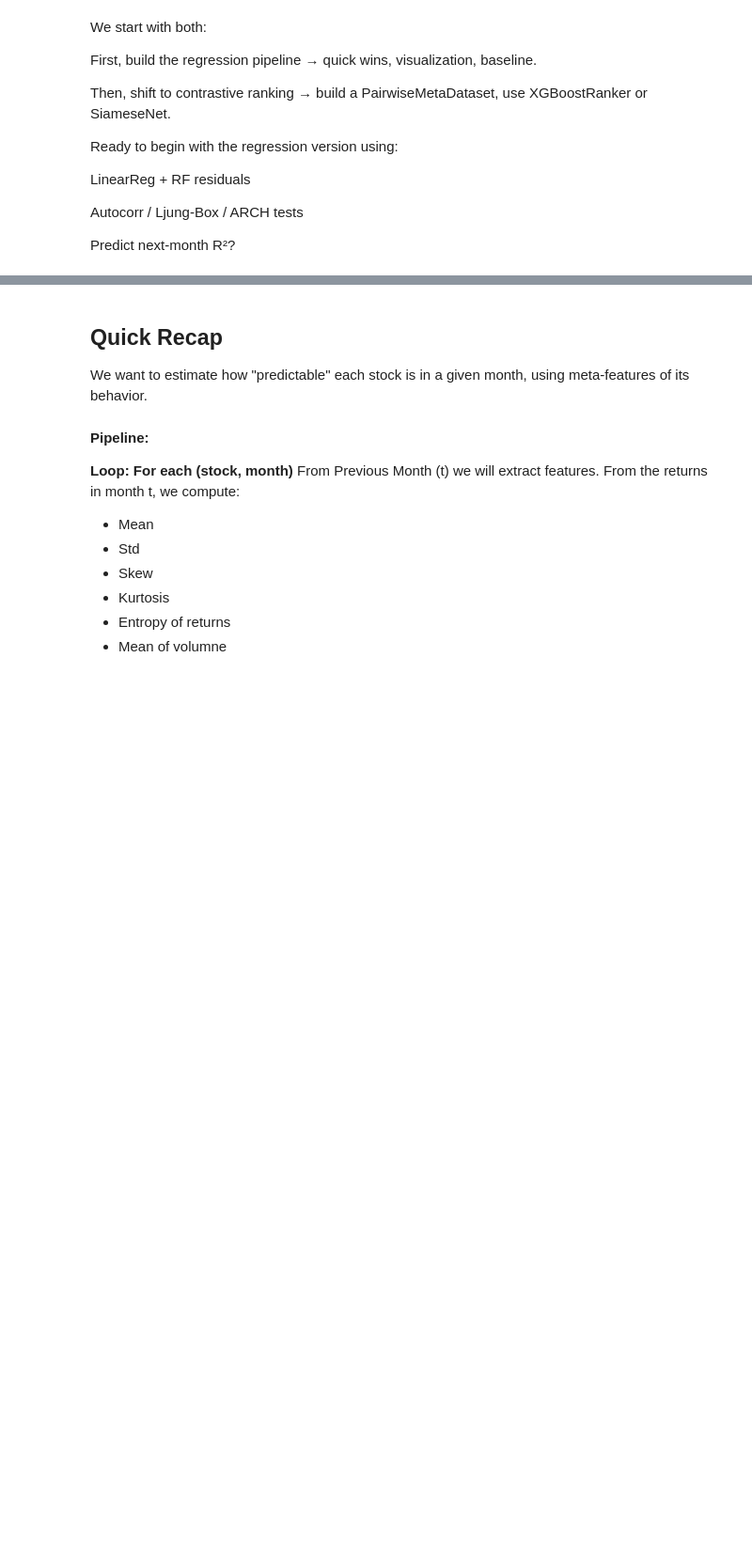
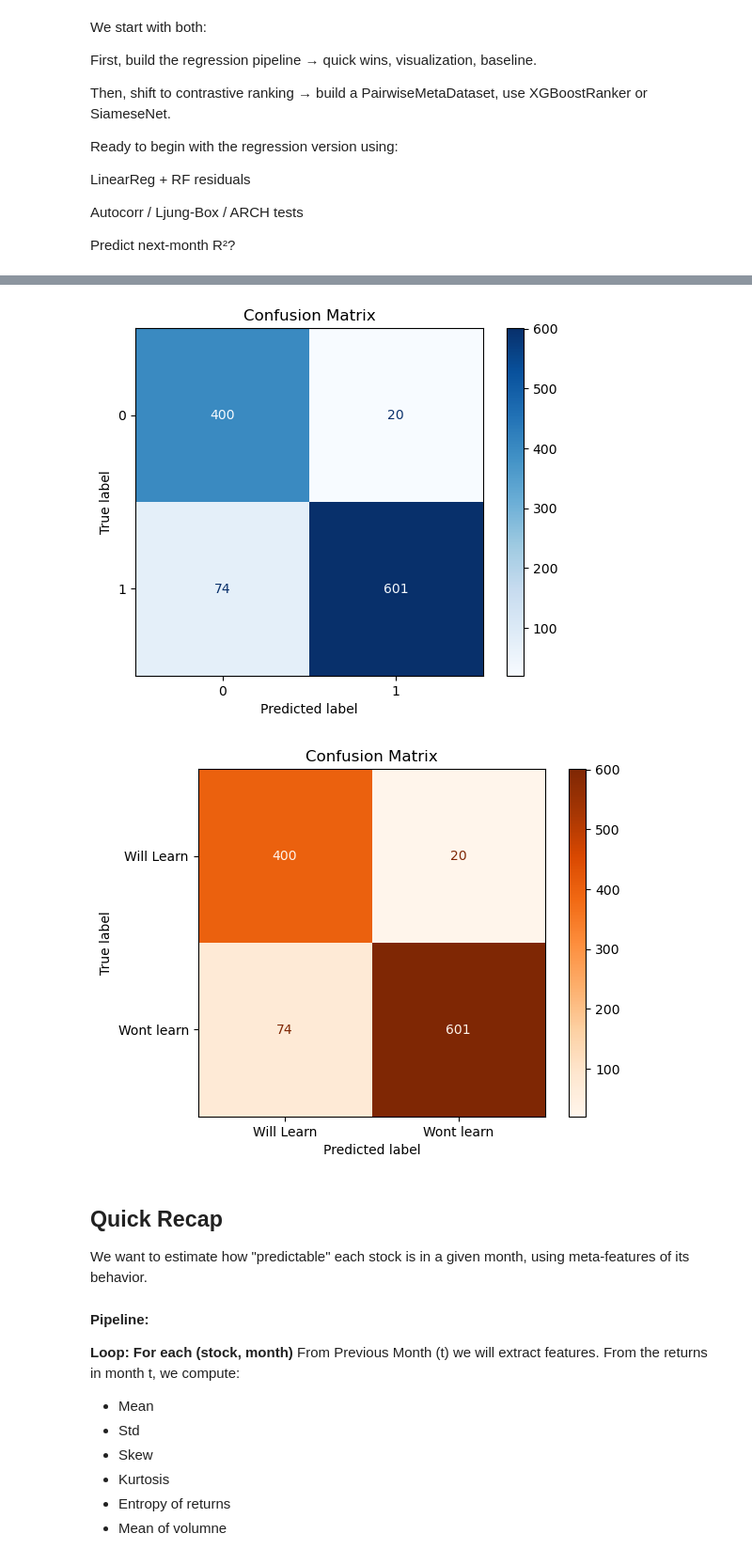
Before and after one commit to pihh/RL-Stock-Market-Masterpiece-Human-x-AI-Collab, a Jupyter notebook: notebooks/Pipelines 03 Stock universe predictability selection - FAIL-Copy1.ipynb, the cells around one changed output, grey strips where cells are left out. Shown at 94% size. Saved outputs shown, nothing was run; the diff lists cells and outputs as text; code cells hidden in the pictures; blank space fills up the shorter version.

```diff
--- a/notebooks/Pipelines 03 Stock universe predictability selection - FAIL-Copy1.ipynb
+++ b/notebooks/Pipelines 03 Stock universe predictability selection - FAIL-Copy1.ipynb
@@ -179,0 +409,5 @@ ohlcv_df['industry_id'] = ohlcv_df['industry_id'].fillna('unknown')
+# %%
+# Make sure columns are compatible for merge
+X_df['month'] = X_df['month_str']
+merged = pd.merge(X_df, meta_df_rl, on=['symbol', 'month'], how='inner')
+merged
@@ -179,0 +504,22 @@ ohlcv_df['industry_id'] = ohlcv_df['industry_id'].fillna('unknown')
+# %%
+from sklearn.metrics import confusion_matrix, ConfusionMatrixDisplay
+import matplotlib.pyplot as plt
+
+# y_true: true labels, y_pred: predicted labels
+cm = confusion_matrix(y_test, y_pred)
+
+disp = ConfusionMatrixDisplay(confusion_matrix=cm)
+disp.plot(cmap=plt.cm.Blues)  # Optional: color map
+plt.title("Confusion Matrix")
+plt.show()
+
+
+class_names = ['Will Learn', 'Wont learn']  # Adjust to your problem
+
+disp = ConfusionMatrixDisplay(confusion_matrix=cm, display_labels=class_names)
+disp.plot(cmap=plt.cm.Oranges)
+plt.title("Confusion Matrix")
+plt.show()
+# %% [output]
+[figure, added]
+[figure, added]
```
Also changed, not shown: parts of 41 cells of this notebook, 3 other files.
